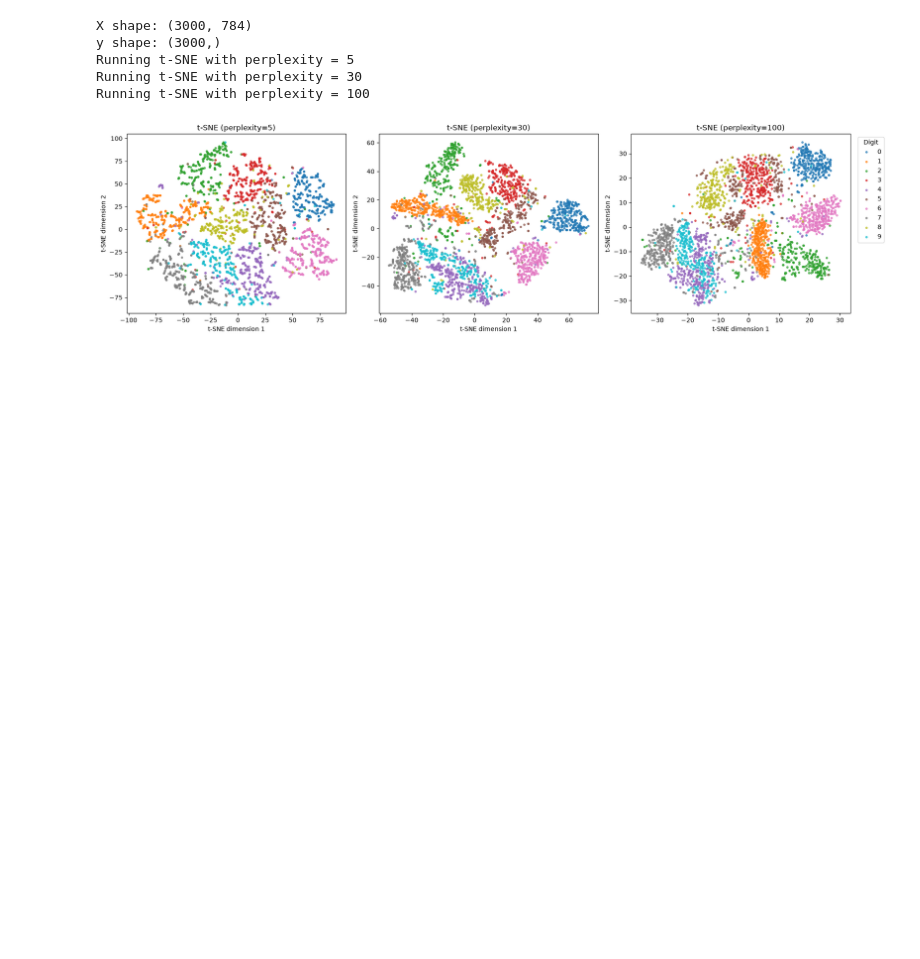
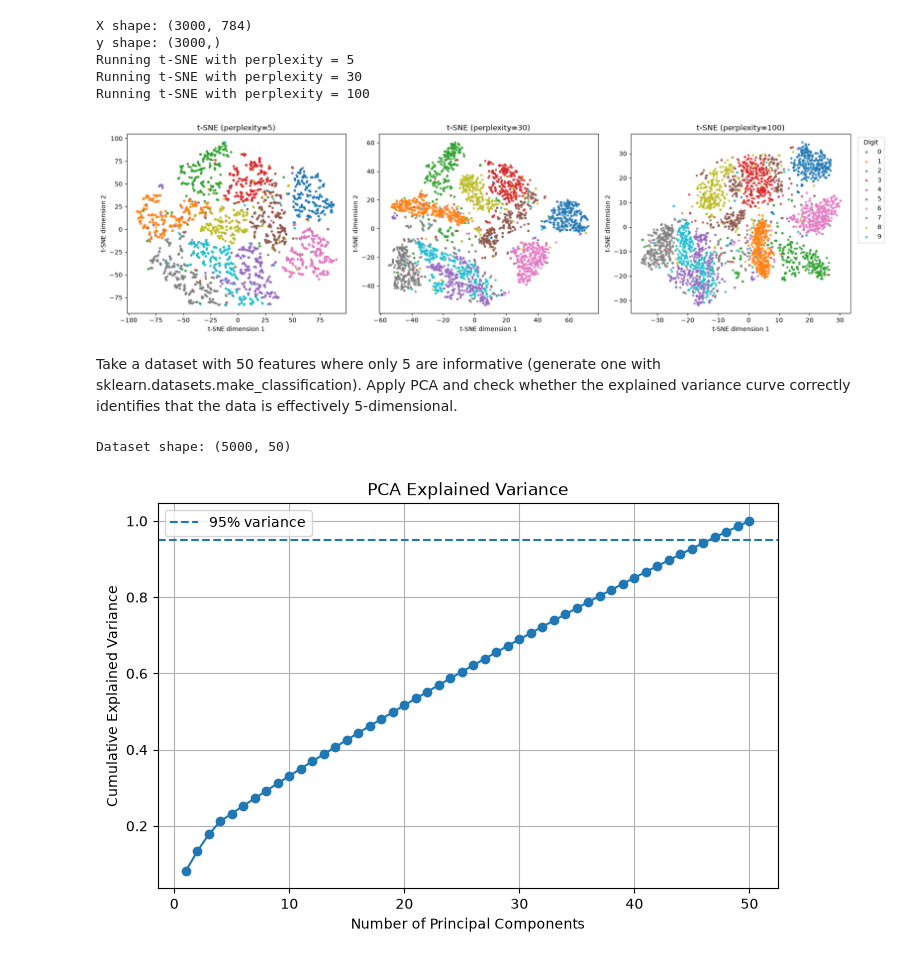
Before and after one commit to Saransh-Basu-01/AI_Engineering, a Jupyter notebook: Math_Fundamentals/Dimensionality_Reduction/Exercise.ipynb, the cells around one changed output. Drawn from its saved outputs; the diff is of its cells as text; code cells hidden in the pictures; blank space fills up the shorter version.

```diff
--- a/Math_Fundamentals/Dimensionality_Reduction/Exercise.ipynb
+++ b/Math_Fundamentals/Dimensionality_Reduction/Exercise.ipynb
@@ -200,3 +200,59 @@ Running t-SNE with perplexity = 5
 Running t-SNE with perplexity = 30
 Running t-SNE with perplexity = 100
 [figure]
+# %% [markdown]
+Take a dataset with 50 features where only 5 are informative (generate one with sklearn.datasets.make_classification). Apply PCA and check whether the explained variance curve correctly identifies that the data is effectively 5-dimensional.
+# %%
+import numpy as np
+import matplotlib.pyplot as plt
+from sklearn.datasets import make_classification
+
+
+# --------------------------------------------------
+# 1. Generate dataset
+# --------------------------------------------------
+
+X, y = make_classification(
+    n_samples=5000,
+    n_features=50,
+    n_informative=5,
+    n_redundant=0,
+    n_repeated=0,
+    random_state=42
+)
+
+print("Dataset shape:", X.shape)
+# %% [output]
+Dataset shape: (5000, 50)
+# %%
+pca = PCA(n_components=50)
+pca.fit(X)
+
+explained_variance = pca.explained_variance_ratio_
+# %%
+cumulative_variance = np.cumsum(explained_variance)
+
+plt.figure(figsize=(8, 5))
+
+plt.plot(
+    range(1, 51),
+    cumulative_variance,
+    marker="o"
+)
+
+plt.axhline(
+    y=0.95,
+    linestyle="--",
+    label="95% variance"
+)
+
+plt.xlabel("Number of Principal Components")
+plt.ylabel("Cumulative Explained Variance")
+plt.title("PCA Explained Variance")
+
+plt.grid()
+plt.legend()
+
+plt.show()
+# %% [output]
+[figure, added]
```
